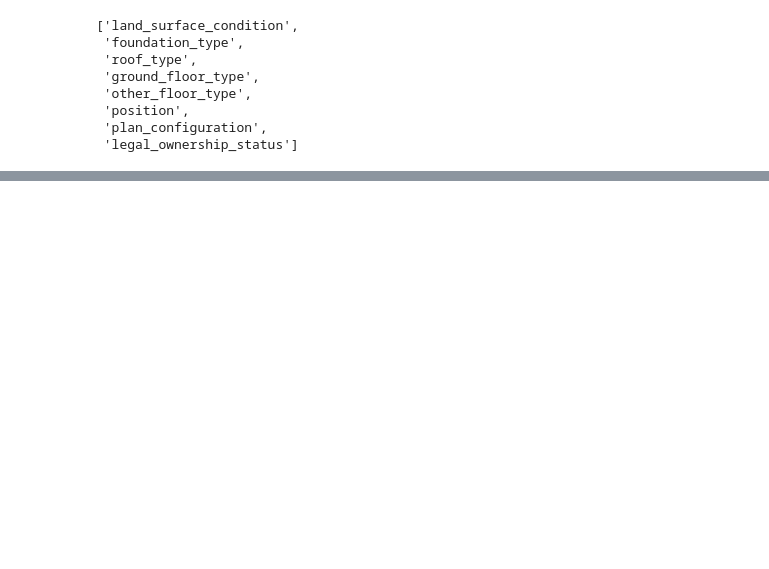
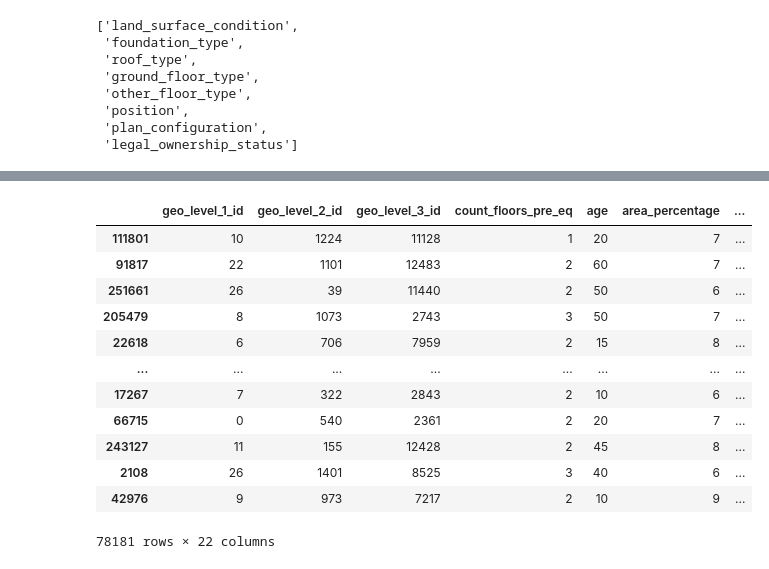
Before and after one commit to Ralo93/earthquake_damage_prediction, a Jupyter notebook: notebooks/0.2_rvl_earthquake_baseline.ipynb, the cells around one changed output, grey strips where cells are left out. Cells and saved outputs as stored; diff of their text form; code cells hidden in the pictures; blank space fills up the shorter version.

```diff
--- a/notebooks/0.2_rvl_earthquake_baseline.ipynb
+++ b/notebooks/0.2_rvl_earthquake_baseline.ipynb
@@ -142,0 +266,16 @@ ValueError: A given column is not a column of the dataframe
+# %%
+X_test
+# %% [output]
+|  | geo_level_1_id | geo_level_2_id | geo_level_3_id | count_floors_pre_eq | age | area_percentage | ... |
+| 111801 | 10 | 1224 | 11128 | 1 | 20 | 7 | ... |
+| 91817 | 22 | 1101 | 12483 | 2 | 60 | 7 | ... |
+| 251661 | 26 | 39 | 11440 | 2 | 50 | 6 | ... |
+| 205479 | 8 | 1073 | 2743 | 3 | 50 | 7 | ... |
+| 22618 | 6 | 706 | 7959 | 2 | 15 | 8 | ... |
+| ... | ... | ... | ... | ... | ... | ... | ... |
+| 17267 | 7 | 322 | 2843 | 2 | 10 | 6 | ... |
+| 66715 | 0 | 540 | 2361 | 2 | 20 | 7 | ... |
+| 243127 | 11 | 155 | 12428 | 2 | 45 | 8 | ... |
+| 2108 | 26 | 1401 | 8525 | 3 | 40 | 6 | ... |
+| 42976 | 9 | 973 | 7217 | 2 | 10 | 9 | ... |
+78181 rows × 22 columns
```
Also changed, not shown: parts of 18 cells of this notebook, 2 other files.
